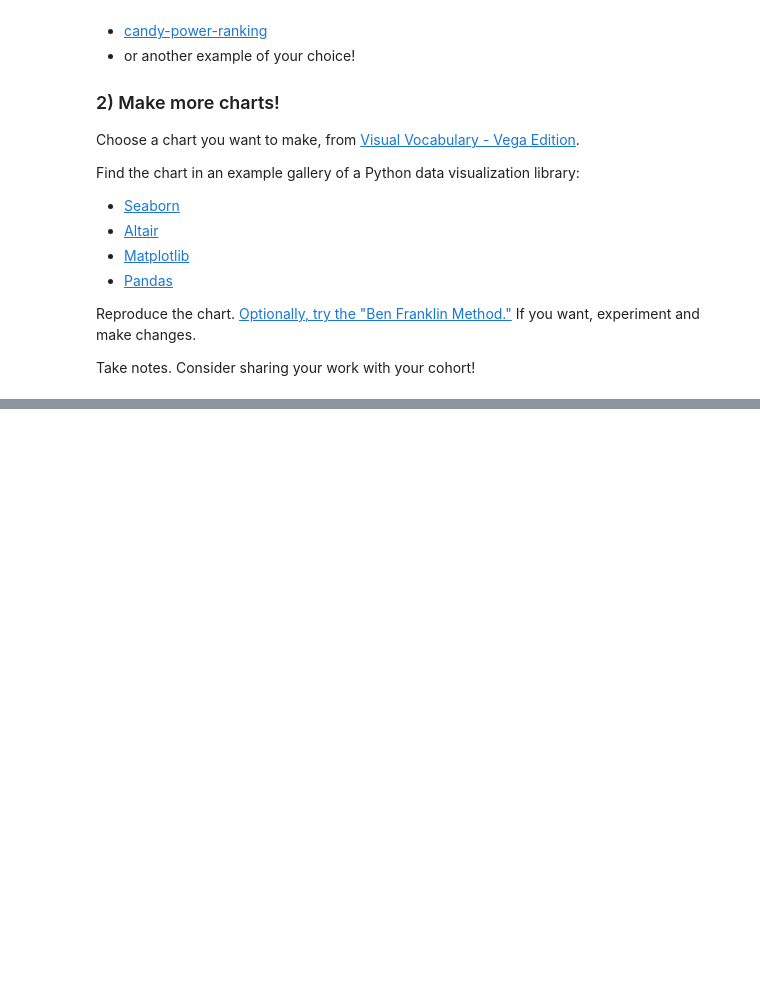
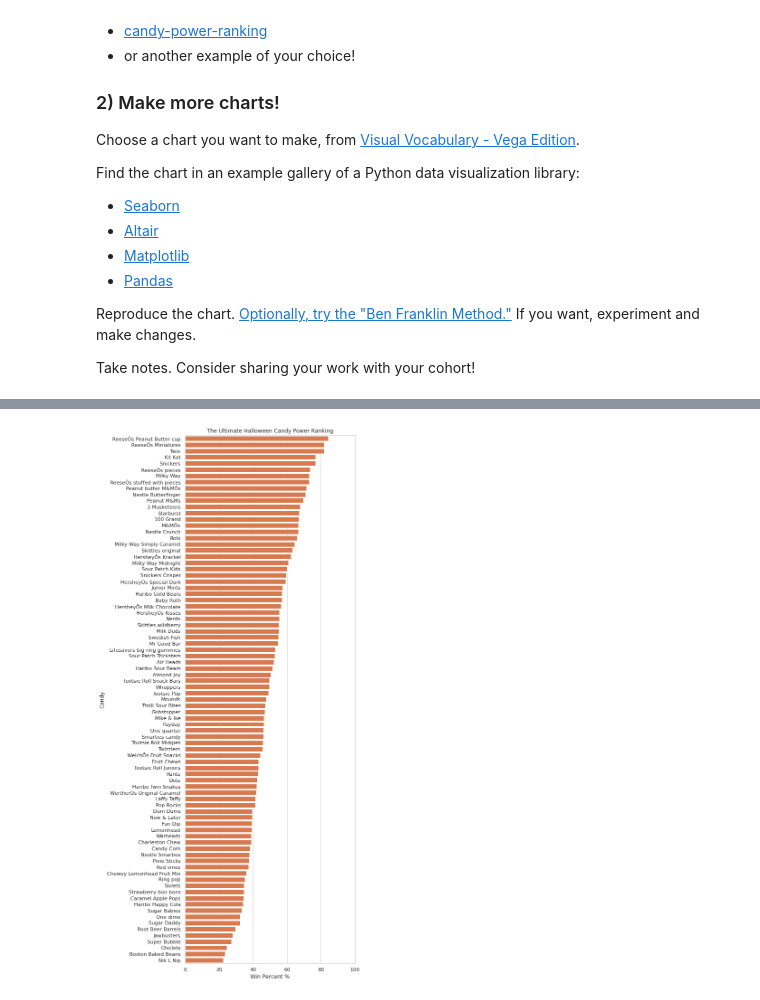
Before and after one commit to popkdodge/DS-Unit-1-Sprint-1-Data-Wrangling-and-Storytelling, a Jupyter notebook: module4-make-explanatory-visualizations/LS_DS_114_Make_Explanatory_Visualizations_Assignment.ipynb, the cells around one changed output, grey strips where cells are left out. Drawn from its saved outputs; the diff is of its cells as text; code cells hidden in the pictures; blank space fills up the shorter version.

```diff
--- a/module4-make-explanatory-visualizations/LS_DS_114_Make_Explanatory_Visualizations_Assignment.ipynb
+++ b/module4-make-explanatory-visualizations/LS_DS_114_Make_Explanatory_Visualizations_Assignment.ipynb
@@ -218,0 +244,22 @@ ax = sns.barplot(x="winpercent", y="competitorname", data=df_fix)
+# %%
+import seaborn as sns
+import matplotlib.pyplot as plt
+sns.set(style="whitegrid")
+
+# Initialize the matplotlib figure
+f, ax = plt.subplots(figsize=(6, 20))
+
+
+# Plot
+sns.set_color_codes("pastel")
+sns.barplot(x="winpercent", y="competitorname", data=df_fix,
+             color="#ED713A")
+
+ax.set(xlim=(0, 100), ylabel="Candy",
+       xlabel="Win Percent %")
+plt.title("The Ultimate Halloween Candy Power Ranking")
+
+
+plt.show()
+# %% [output]
+[figure, added]
```
Also changed, not shown: parts of 3 cells of this notebook.
